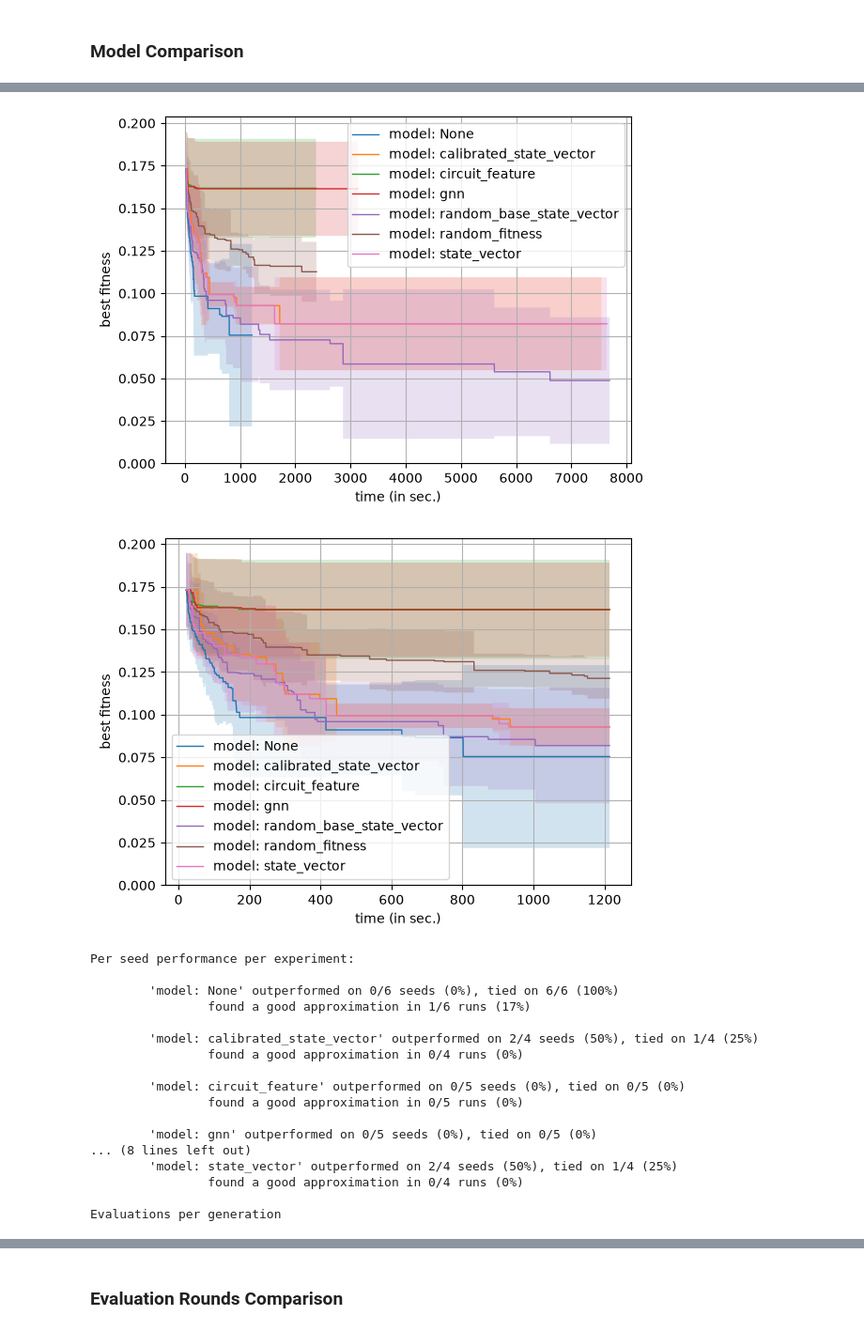
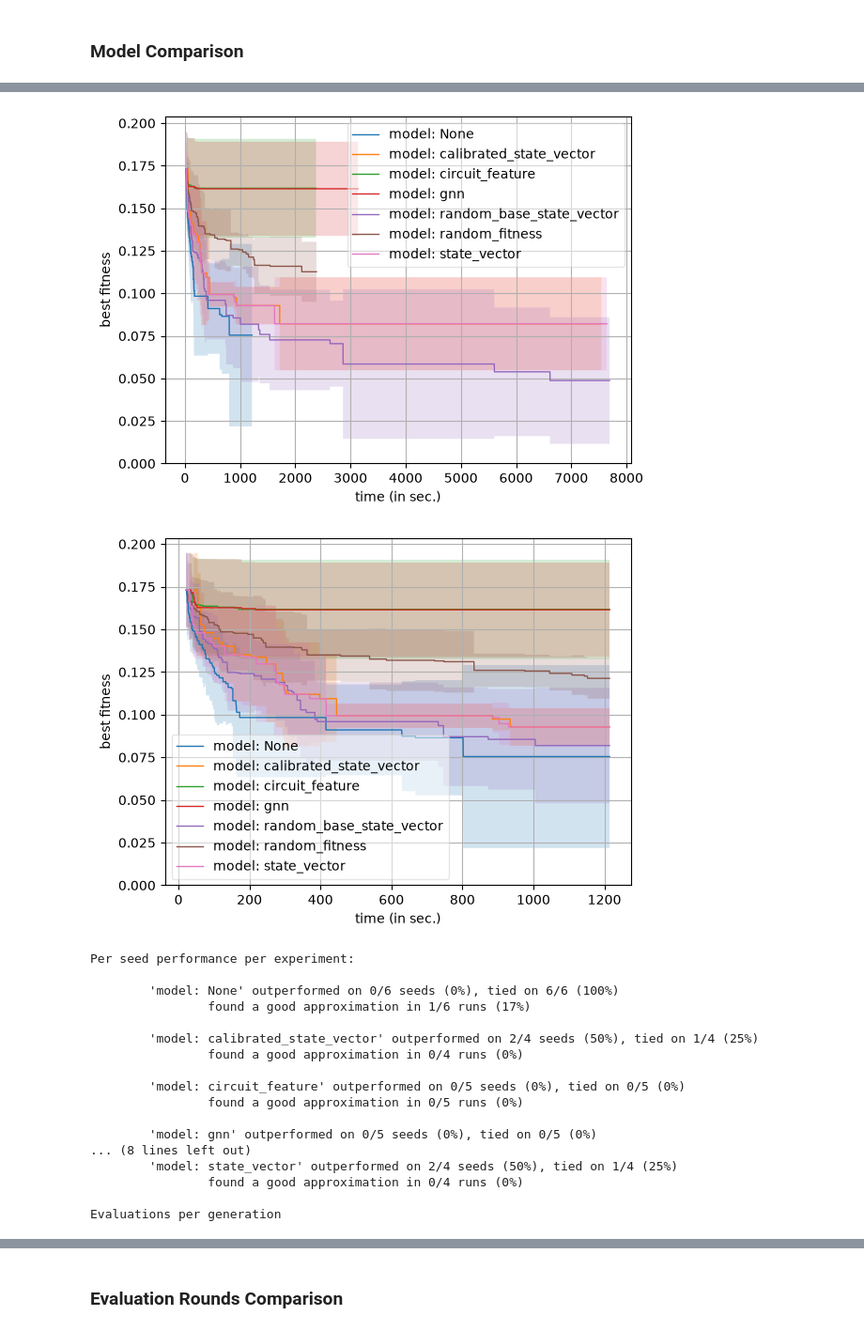
Before and after one commit to westoun/surrogate-assisted-qcs, a Jupyter notebook: evaluation/surrogate_assisted_qcs/analysis.ipynb, the cells around one changed output, grey strips where cells are left out. Shown at 94% size. Drawn from its saved outputs; the diff is of its cells as text; code cells hidden in the pictures.

Commit message:
Adjust transparency of plot legend

```diff
--- a/evaluation/surrogate_assisted_qcs/analysis.ipynb
+++ b/evaluation/surrogate_assisted_qcs/analysis.ipynb
@@ -586,7 +586,7 @@ def plot_fitness_per_timestamp(experiments: List[Experiment], labels: List[str],
     plt.grid()
 
     if len(experiments) > 1:
-        plt.legend()
+        plt.legend(framealpha=0.5)
 
     if target_path is not None:
         plt.savefig(target_path, bbox_inches='tight')
@@ -622,7 +622,7 @@ def plot_fitness_per_generation(experiments: List[Experiment], labels: List[str]
     plt.grid()
 
     if len(experiments) > 1:
-        plt.legend()
+        plt.legend(framealpha=0.5)
 
     if target_path is not None:
         plt.savefig(target_path, bbox_inches='tight')
@@ -650,7 +650,7 @@ def plot_fitness_per_seed(experiment: Experiment, target_path: str = None, ancho
     ax.set_ylabel("best fitness")
 
     plt.grid()
-    plt.legend()
+    plt.legend(framealpha=0.5)
 
     if target_path is not None:
         plt.savefig(target_path, bbox_inches='tight')
@@ -687,7 +687,7 @@ def plot_fitness_per_evaluations(experiments: List[Experiment], labels: List[str
     plt.grid()
 
     if len(experiments) > 1:
-        plt.legend()
+        plt.legend(framealpha=0.5)
 
     if target_path is not None:
         plt.savefig(target_path, bbox_inches='tight')
@@ -1541,11 +1541,6 @@ for qubit_num in qubit_nums:
                 rel_experiments, labels=labels_short, target_path=f"results/{qubit_num}q{gate_count}g{evaluate_every}e_population_diversity.png"
             )
 
-            print("Population diversity per generation")
-            plot_population_diversity_per_generation(
-                rel_experiments, labels=labels_long, target_path=f"results/{qubit_num}q{gate_count}g{evaluate_every}e_population_diversity_per_generation.png", plot_std=False
-            )
-
             if APPLY_EVALUATIONS_MERGING:
                 print("Population diversity over explicit evaluations")
                 plot_population_diversity_per_evaluation(
@@ -1569,34 +1564,34 @@ for qubit_num in qubit_nums:
             # plot_max_memory_per_generation(
             #     rel_experiments, labels=labels, target_path=f"results/{qubit_num}q{gate_count}g{evaluate_every}e_max_memory_per_generation.png", max_generations=500
             # )
 
             print("Max memory per generation of evaluated generations")
             plot_memory(rel_experiments, labels=labels_short, generations="evaluated",
                         target_path=f"results/{qubit_num}q{gate_count}g{evaluate_every}e_memory_grouped_evaluated_generations.png")
             print("Max memory per generation of not evaluated generations")
             plot_memory(rel_experiments, labels=labels_short, generations="not_evaluated",
                         target_path=f"results/{qubit_num}q{gate_count}g{evaluate_every}e_memory_grouped_not_evaluated_generations.png")
 
             for experiment, label in zip(rel_experiments, labels_long):
                 print(f"\nPer seed results of {label}")
                 plot_fitness_per_seed(
                     experiment=experiment, target_path=f"results/{qubit_num}q{gate_count}g{evaluate_every}e_{label}_fitness_per_seed.png")
 # %% [output]
 ================================================================================
 Experiment results for 4 qubits and 20 gates with evaluation every 10. generation
 ================================================================================
 Merging results for seeds [0, 1, 2, 3]
 Discarding seed '4'. Only occurred in 4/7 experiments.
 Discarding seed '5'. Only occurred in 1/7 experiments.
 Seed count per setup:
 [(None, 6), ('calibrated_state_vector', 6), ('circuit_feature', 6), ('gnn', 6), ('random_base_state_vector', 6), ('random_fitness', 6), ('state_vector', 6)]
 Fitness per generation
 [figure]
 Fitness over explicit evaluations
 [figure]
 Fitness over time
 [figure]
-[figure, old version]
+[figure, new version]
 Per seed performance per experiment:
 
         'model: None' outperformed on 0/6 seeds (0%), tied on 6/6 (100%)
```
Also changed, not shown: parts of 1 cell of this notebook.
